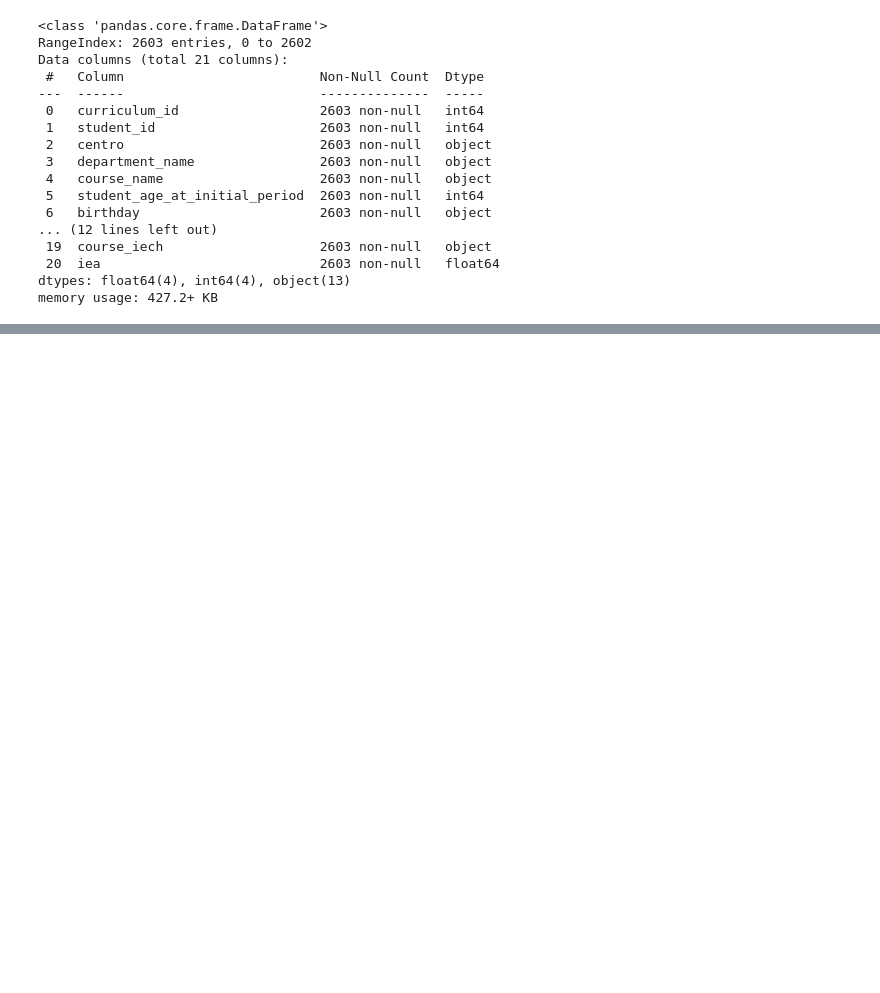
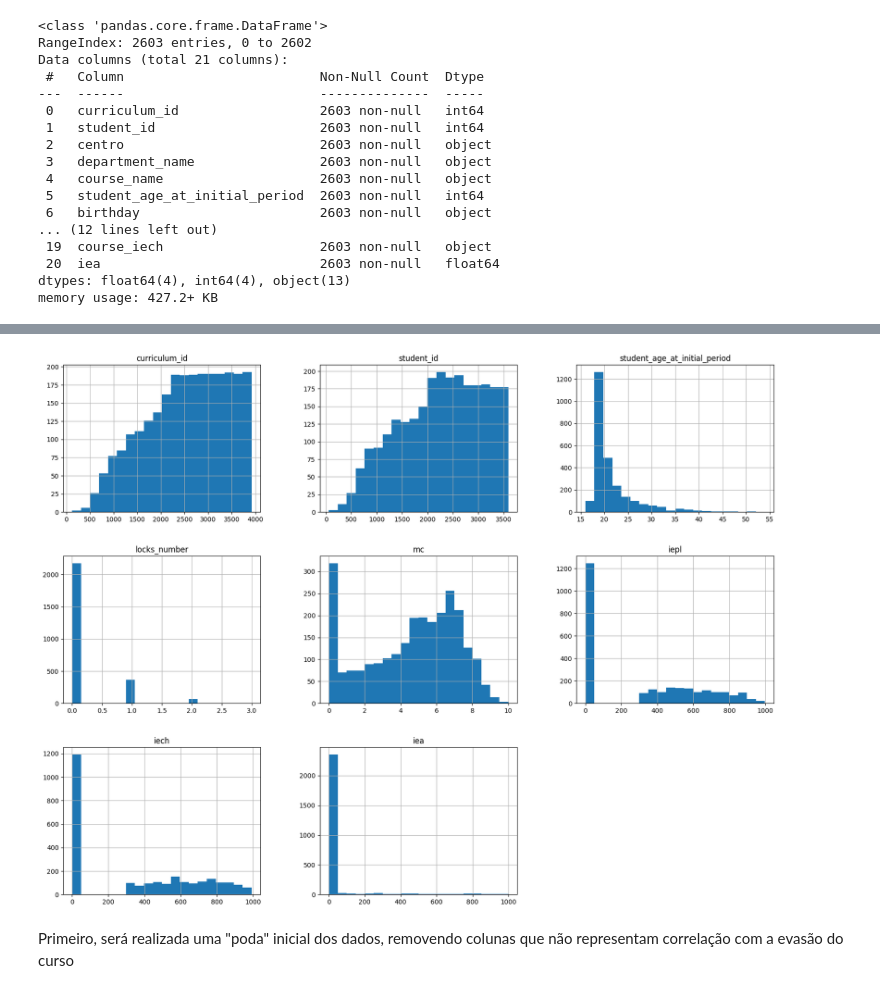
Before and after one commit to gabrielmoliva/Atividade-1---Machine-Learning, a Jupyter notebook: modelo.ipynb, the cells around one changed output, grey strips where cells are left out. Drawn from its saved outputs; the diff is of its cells as text; code cells hidden in the pictures; blank space fills up the shorter version.

Commit message:
Exibição do histograma dos dados

```diff
--- a/modelo.ipynb
+++ b/modelo.ipynb
@@ -40,0 +54,10 @@ memory usage: 427.2+ KB
+# %%
+%matplotlib inline
+import matplotlib.pyplot as plt
+
+df.hist(bins=20, figsize=(20,15))
+plt.show()
+# %% [output]
+[figure, added]
+# %% [markdown]
+Primeiro, será realizada uma "poda" inicial dos dados, removendo colunas que não representam correlação com a evasão do curso
```
Also changed, not shown: parts of 2 cells of this notebook.
